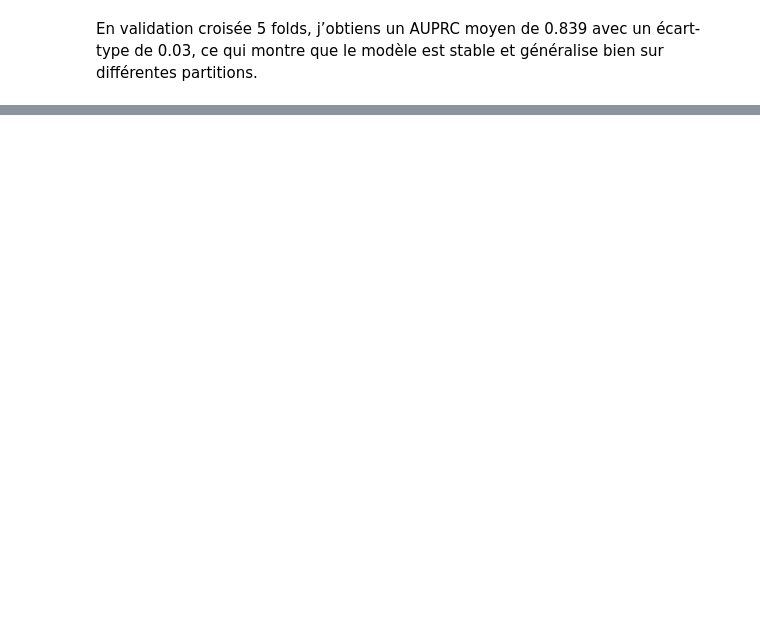
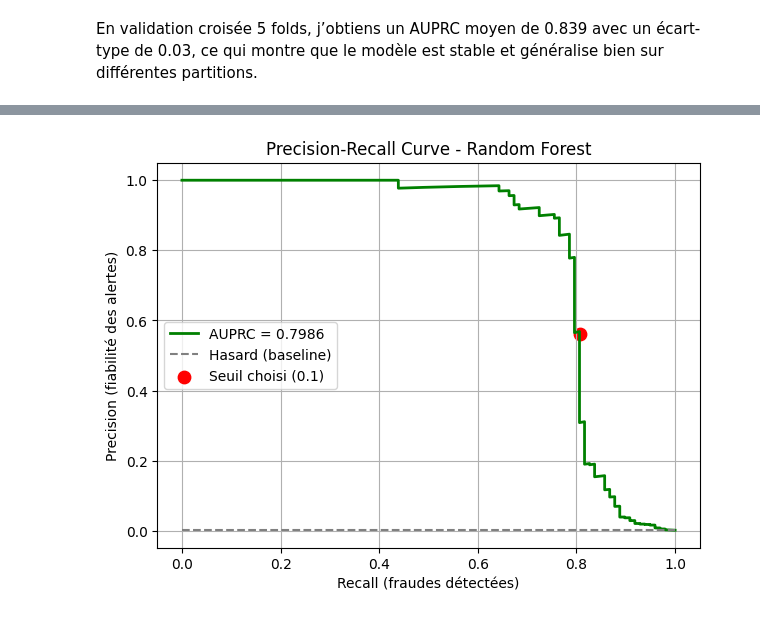
Before and after one commit to KADA-SEDODE/fraud-detection-mlops, a Jupyter notebook: notebooks/train_models_RFC.ipynb, the cells around one changed output, grey strips where cells are left out. Cells and saved outputs as stored; diff of their text form; code cells hidden in the pictures; blank space fills up the shorter version.

```diff
--- a/notebooks/train_models_RFC.ipynb
+++ b/notebooks/train_models_RFC.ipynb
@@ -113,2 +120,26 @@ Il détecte bien les fraudes évidentes (60%) sans erreur, mais demande un effor
+# %%
+# 6️ Courbe Precision-Recall + seuil choisi
+
+precision, recall, thresholds = precision_recall_curve(y_test, y_proba_rf)
+
+plt.figure(figsize=(7, 5))
+plt.plot(recall, precision, color='green', lw=2, label=f"AUPRC = {auprc_rf:.4f}")
+plt.plot([0, 1], [np.mean(y_test)]*2, linestyle='--', color='gray', label="Hasard (baseline)")
+
+#  ajout du point correspondant à ton seuil choisi (0.1)
+# on cherche le point le plus proche du seuil
+
+idx_seuil = np.argmin(np.abs(thresholds - 0.1))
+plt.scatter(recall[idx_seuil], precision[idx_seuil],
+            color='red', s=80, label='Seuil choisi (0.1)')
+
+plt.title("Precision-Recall Curve - Random Forest")
+plt.xlabel("Recall (fraudes détectées)")
+plt.ylabel("Precision (fiabilité des alertes)")
+plt.legend()
+plt.grid(True)
+plt.show()
+# %% [output]
+[figure, added]
 # %%
 # 7️. Matrice de confusion
```
Also changed, not shown: parts of 21 cells of this notebook.
